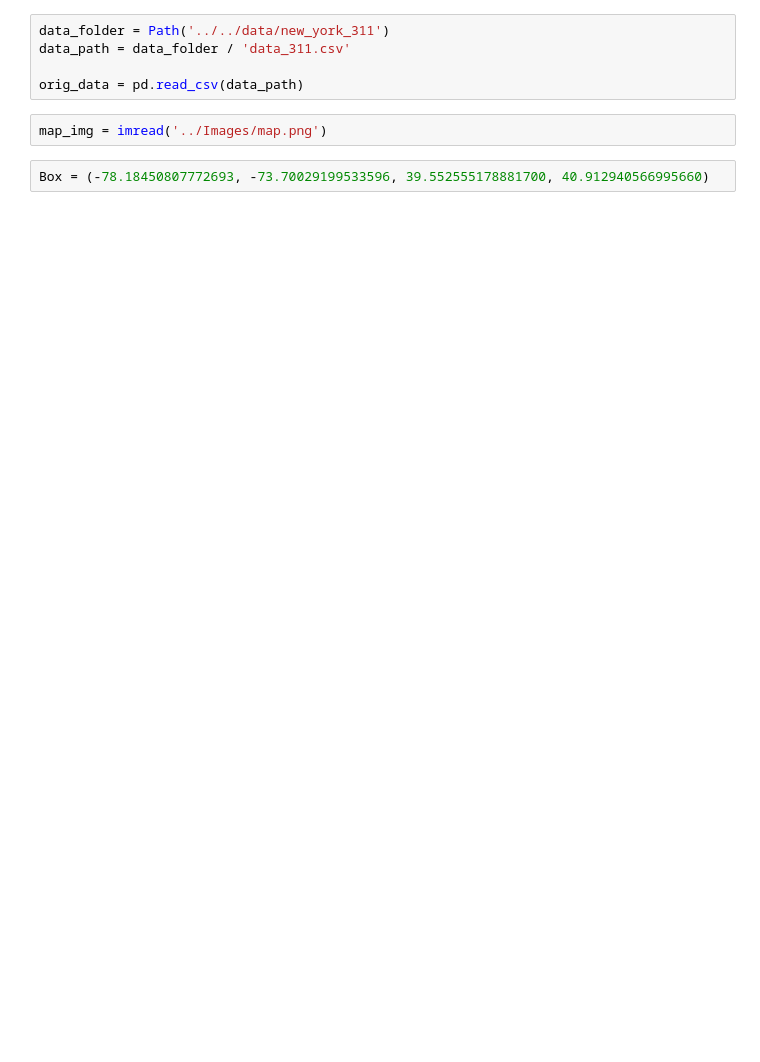
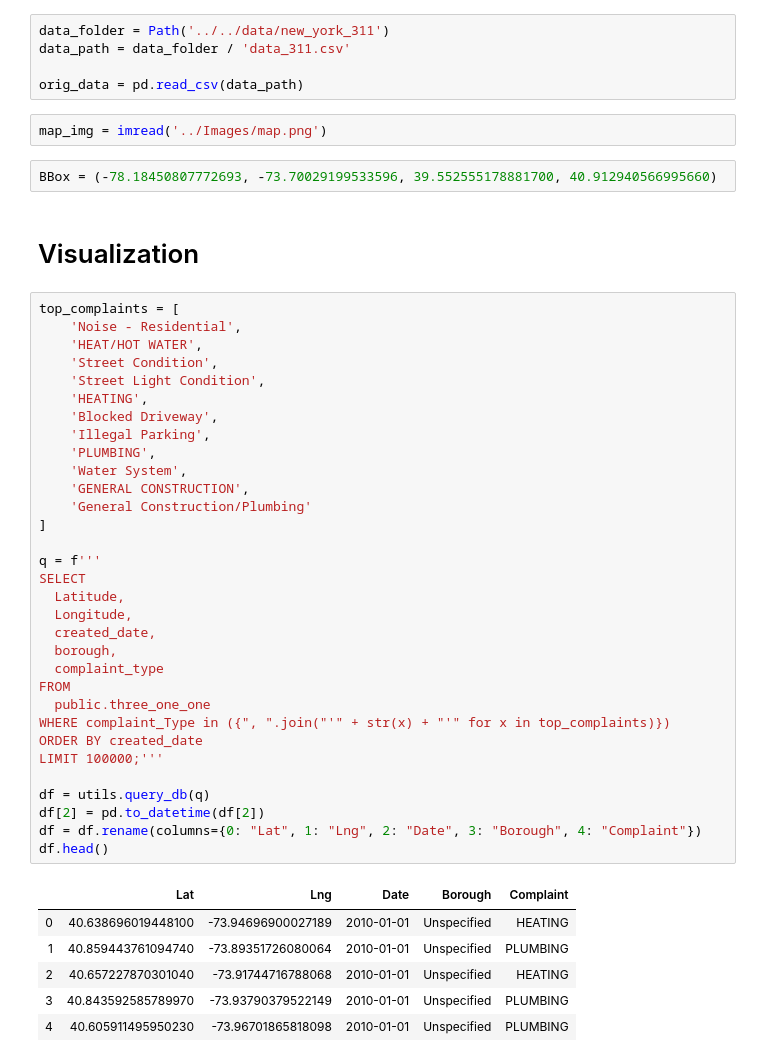
Before and after one commit to eric-freiling/new_york_311, a Jupyter notebook: Notebooks/Extras.ipynb, the cells around one changed output. Drawn from its saved outputs; the diff is of its cells as text; blank space fills up the shorter version.

```diff
--- a/Notebooks/Extras.ipynb
+++ b/Notebooks/Extras.ipynb
@@ -16,4 +18,45 @@ orig_data = pd.read_csv(data_path)
 # %%
 map_img = imread('../Images/map.png')
 # %%
-Box = (-78.18450807772693, -73.70029199533596, 39.552555178881700, 40.912940566995660)
+BBox = (-78.18450807772693, -73.70029199533596, 39.552555178881700, 40.912940566995660)
+# %% [markdown]
+# Visualization
+# %%
+top_complaints = [
+    'Noise - Residential',
+    'HEAT/HOT WATER',
+    'Street Condition',
+    'Street Light Condition',
+    'HEATING',
+    'Blocked Driveway',
+    'Illegal Parking',
+    'PLUMBING',
+    'Water System',
+    'GENERAL CONSTRUCTION',
+    'General Construction/Plumbing'
+]
+
+q = f'''
+SELECT
+  Latitude,
+  Longitude,
+  created_date,
+  borough,
+  complaint_type
+FROM
+  public.three_one_one
+WHERE complaint_Type in ({", ".join("'" + str(x) + "'" for x in top_complaints)})
+ORDER BY created_date
+LIMIT 100000;'''
+
+df = utils.query_db(q)
+df[2] = pd.to_datetime(df[2])
+df = df.rename(columns={0: "Lat", 1: "Lng", 2: "Date", 3: "Borough", 4: "Complaint"})
+df.head()
+# %% [output]
+|  | Lat | Lng | Date | Borough | Complaint |
+| 0 | 40.638696019448100 | -73.94696900027189 | 2010-01-01 | Unspecified | HEATING |
+| 1 | 40.859443761094740 | -73.89351726080064 | 2010-01-01 | Unspecified | PLUMBING |
+| 2 | 40.657227870301040 | -73.91744716788068 | 2010-01-01 | Unspecified | HEATING |
+| 3 | 40.843592585789970 | -73.93790379522149 | 2010-01-01 | Unspecified | PLUMBING |
+| 4 | 40.605911495950230 | -73.96701865818098 | 2010-01-01 | Unspecified | PLUMBING |
```
Also changed, not shown: parts of 4 cells of this notebook, 2 other files.
